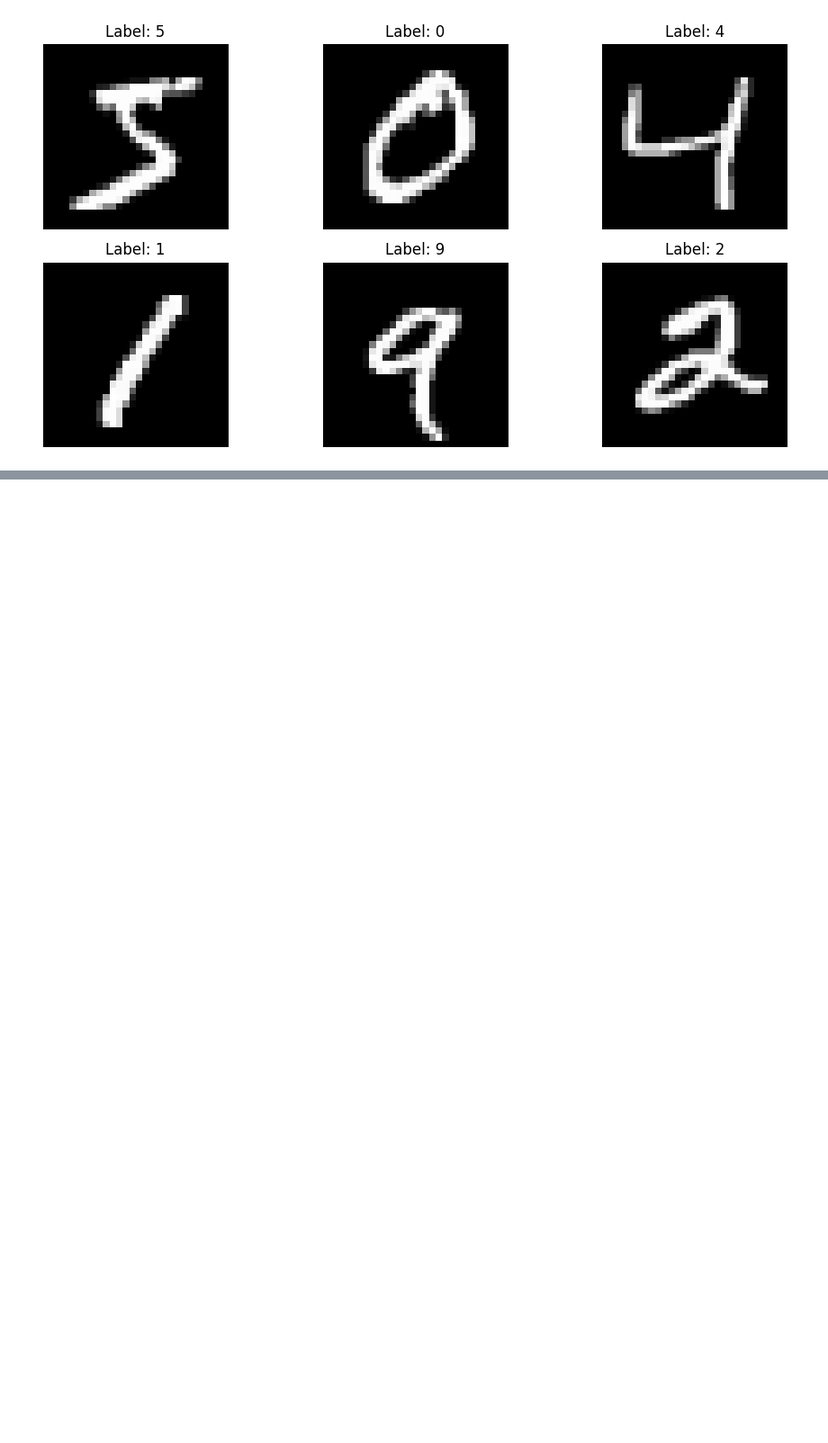
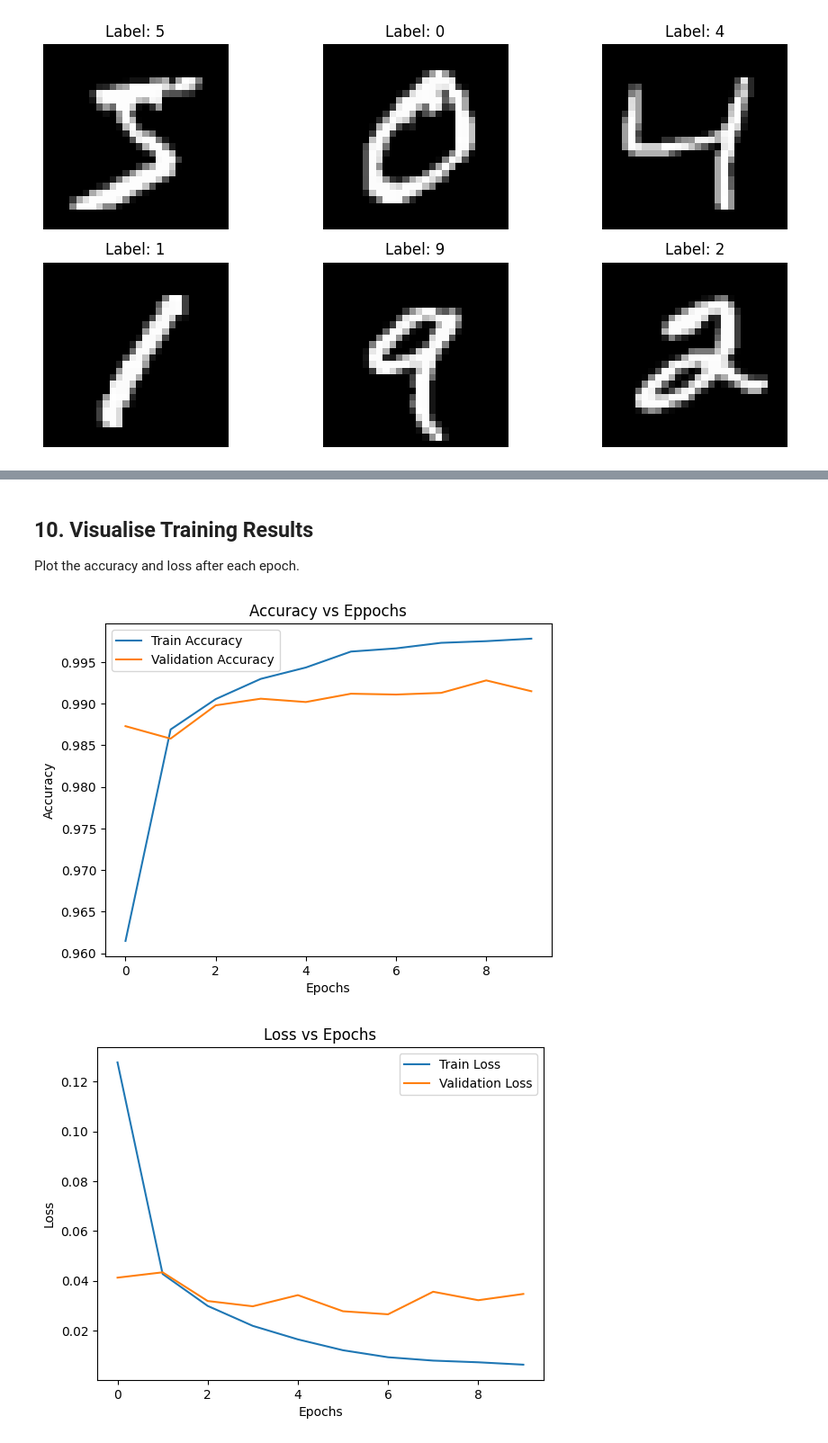
Before and after one commit to KartikAg13/digit_recognition, a Jupyter notebook: main.ipynb, the cells around one changed output, grey strips where cells are left out. Shown at 90% size. Drawn from its saved outputs; the diff is of its cells as text; code cells hidden in the pictures; blank space fills up the shorter version.

```diff
--- a/main.ipynb
+++ b/main.ipynb
@@ -40,0 +132,2 @@ y_test = to_categorical(y_test, num_classes=10)
+# %%
+history = model.fit(x_train, y_train, epochs=10, validation_data=(x_test, y_test))
@@ -40,0 +165,25 @@ y_test = to_categorical(y_test, num_classes=10)
+# %% [markdown]
+## 10. Visualise Training Results
+
+Plot the accuracy and loss after each epoch.
+# %%
+# Accuracy vs Epochs
+plt.plot(history.history['accuracy'], label='Train Accuracy')
+plt.plot(history.history['val_accuracy'], label='Validation Accuracy')
+plt.legend()
+plt.xlabel("Epochs")
+plt.ylabel("Accuracy")
+plt.title("Accuracy vs Eppochs")
+plt.show()
+
+# Loss vs Epochs
+plt.plot(history.history['loss'], label='Train Loss')
+plt.plot(history.history['val_loss'], label='Validation Loss')
+plt.legend()
+plt.xlabel("Epochs")
+plt.ylabel("Loss")
+plt.title("Loss vs Epochs")
+plt.show()
+# %% [output]
+[figure, added]
+[figure, added]
```
Also changed, not shown: parts of 22 cells of this notebook, 3 other files.
